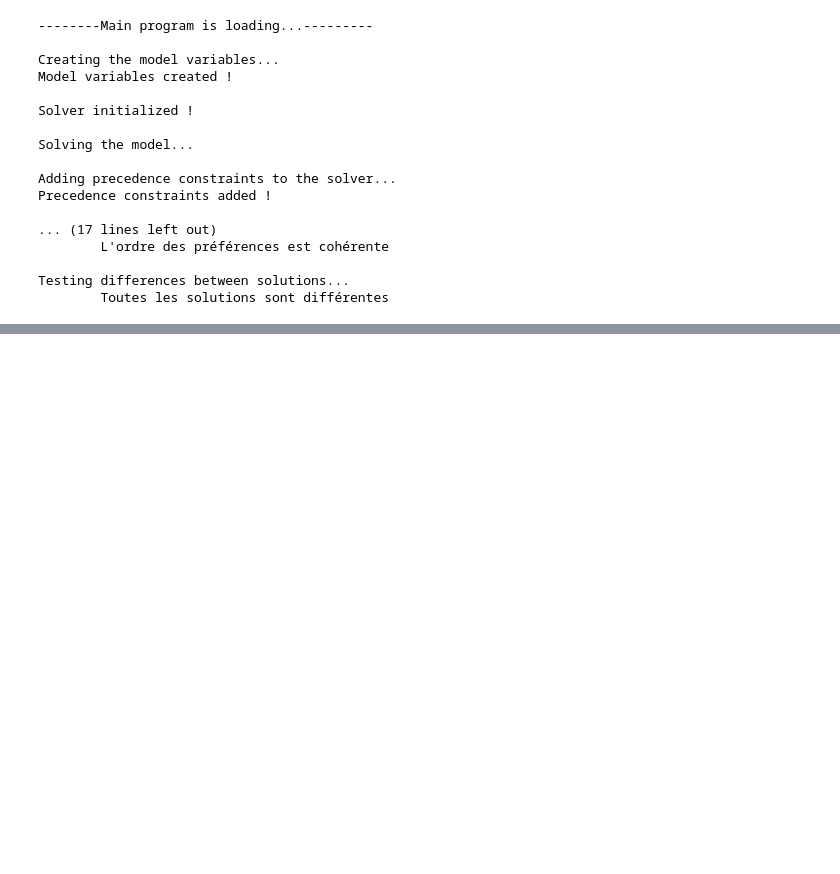
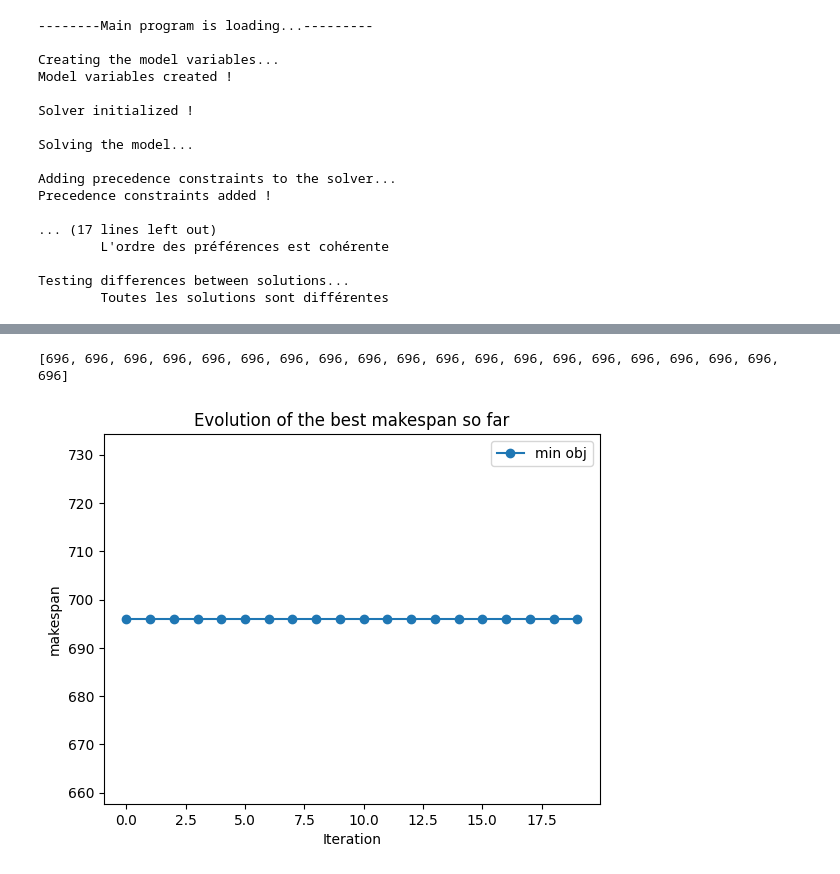
Before and after one commit to BryanBradfo/laas-mission, a Jupyter notebook: MainProgram_iteration.ipynb, the cells around one changed output, grey strips where cells are left out. Drawn from its saved outputs; the diff is of its cells as text; code cells hidden in the pictures; blank space fills up the shorter version.

```diff
--- a/MainProgram_iteration.ipynb
+++ b/MainProgram_iteration.ipynb
@@ -234,0 +248,11 @@ plt.show()
+# %%
+print(list_min_obj_global)
+plt.plot([i for i in range(it)], list_min_obj_global, label='min obj', marker='o')
+plt.xlabel("Iteration")
+plt.ylabel("makespan")
+plt.title("Evolution of the best makespan so far")
+plt.legend()
+plt.show()
+# %% [output]
+[696, 696, 696, 696, 696, 696, 696, 696, 696, 696, 696, 696, 696, 696, 696, 696, 696, 696, 696, 696]
+[figure, added]
```
Also changed, not shown: parts of 4 cells of this notebook, 2 other files.
